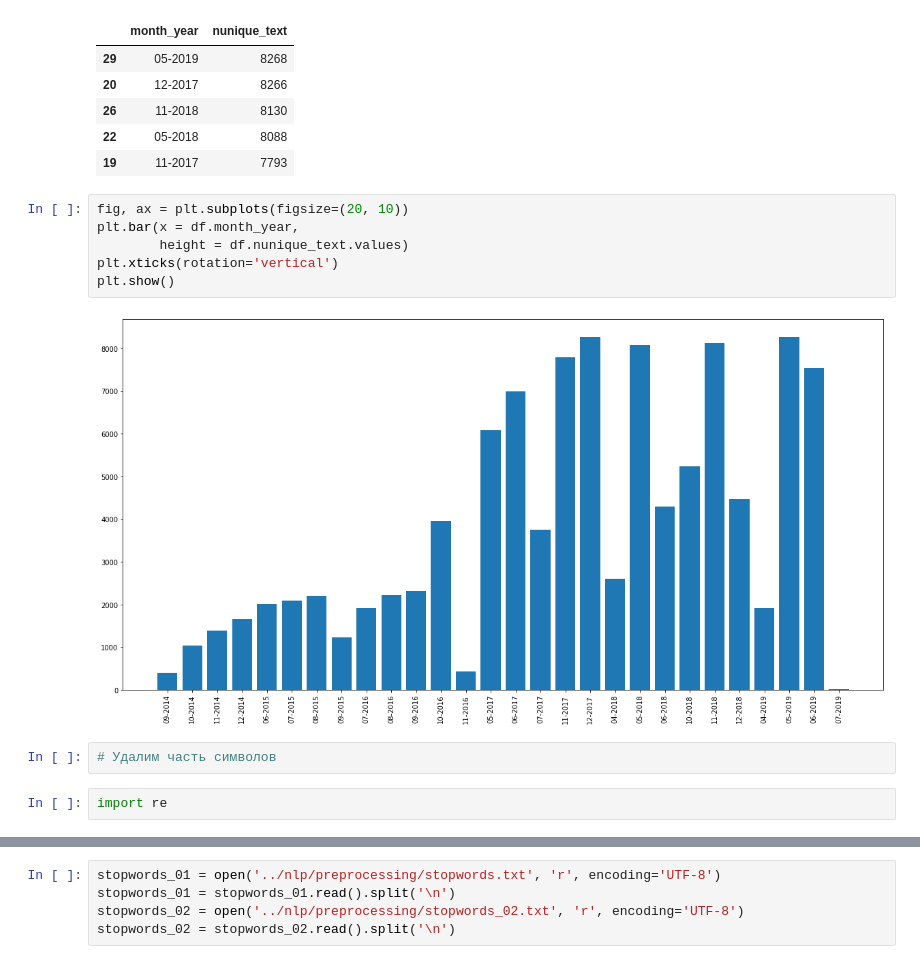
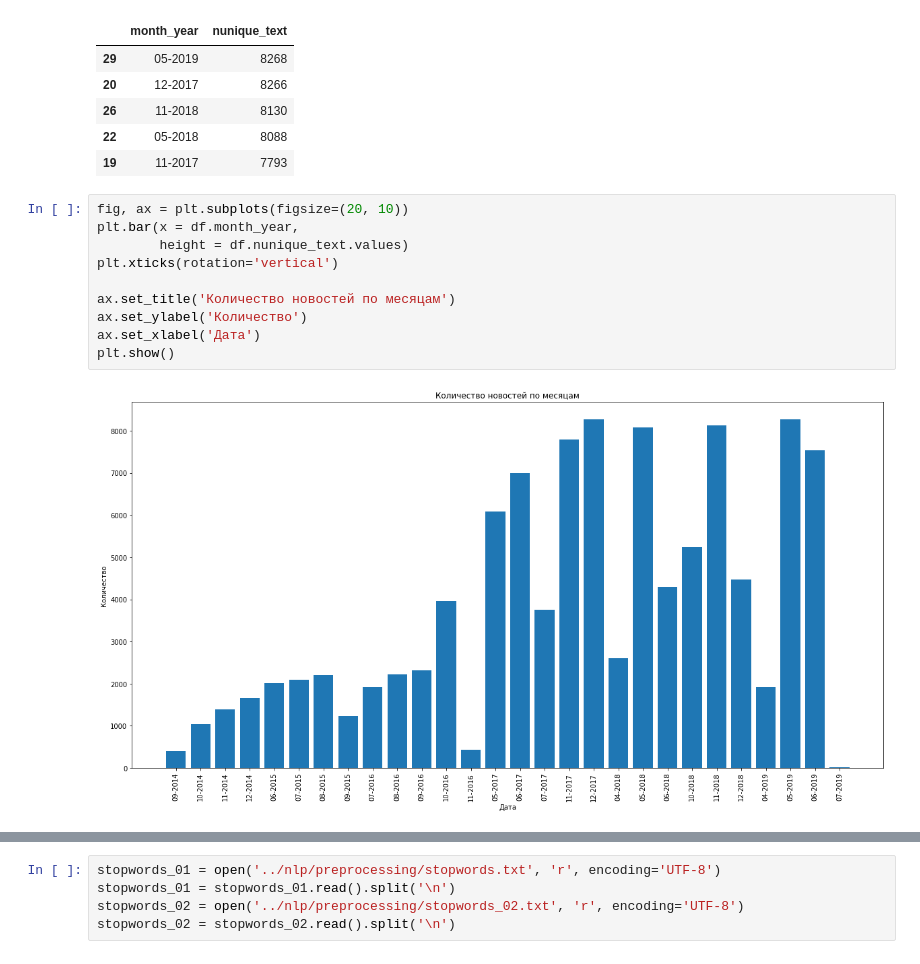
Before and after one commit to vetedde/proj_news_viz, a Jupyter notebook: analysis/news_source_analysis_rt.ipynb, the cells around one changed output, grey strips where cells are left out. Cells and saved outputs as stored; diff of their text form.

```diff
--- a/analysis/news_source_analysis_rt.ipynb
+++ b/analysis/news_source_analysis_rt.ipynb
@@ -188,12 +192,12 @@ df[['month_year', 'nunique_text']].sort_values('nunique_text', ascending = False
 # %%
 fig, ax = plt.subplots(figsize=(20, 10))
 plt.bar(x = df.month_year,
         height = df.nunique_text.values)
 plt.xticks(rotation='vertical')
+
+ax.set_title('Количество новостей по месяцам')
+ax.set_ylabel('Количество')
+ax.set_xlabel('Дата')
 plt.show()
 # %% [output]
-[figure, old version]
+[figure, new version]
-# %%
-# Удалим часть символов
-# %%
-import re
```
Also changed, not shown: parts of 30 cells of this notebook.
